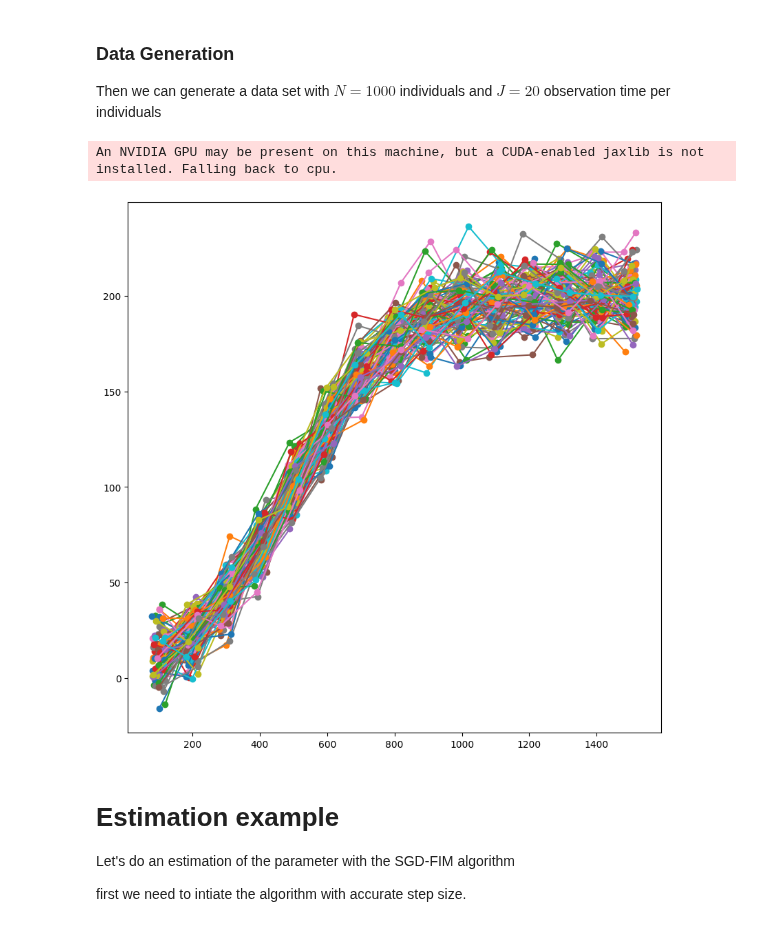
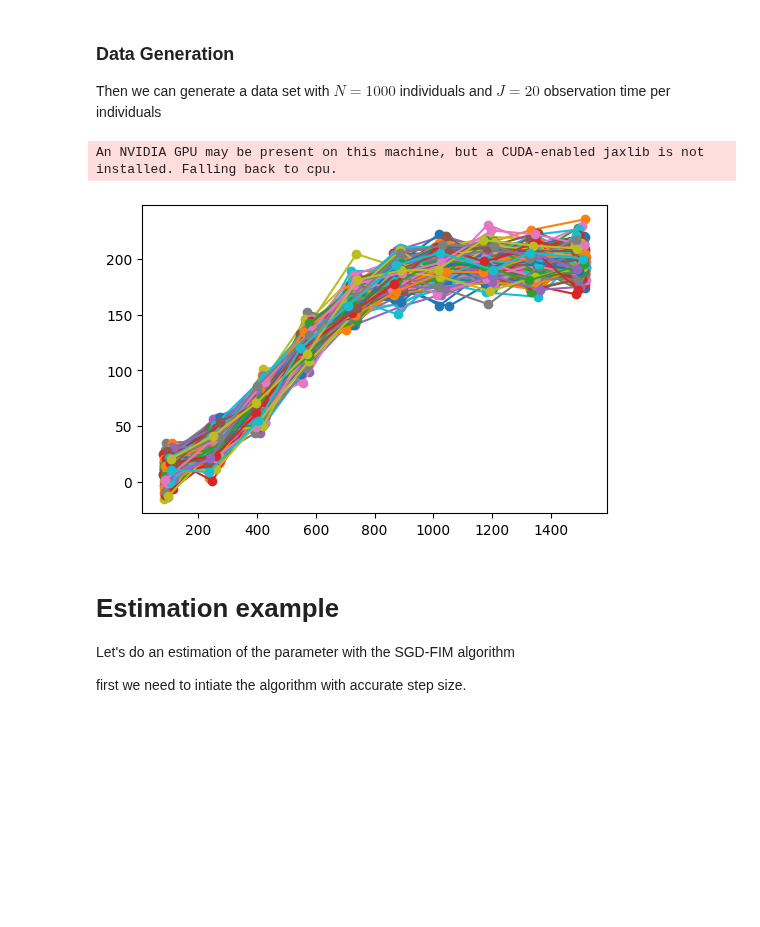
Before and after one commit to caillebotteAntoine/sdg4varselect, a Jupyter notebook: examples/calimero.ipynb, the cells around one changed output. Cells and saved outputs as stored; diff of their text form; code cells hidden in the pictures; blank space fills up the shorter version.

```diff
--- a/examples/calimero.ipynb
+++ b/examples/calimero.ipynb
@@ -98,24 +98,24 @@ class LogisticMixedEffectsModel(AMEM):
 ### Data Generation
 Then we can generate a data set with $N=1000$ individuals and $J=20$ observation time per individuals
 # %%
-myModel = LogisticMixedEffectsModel(N=100, J=15)
+myModel = LogisticMixedEffectsModel(N=200, J=10)
 
 p_star = myModel.new_params(
     mean_latent={"asymptotic": 200},  # , "inflexion": 500},
     inflexion=500,
     tau=150,
     cov_latent=jnp.diag(jnp.array([40])),  # , 100])),
     var_residual=100,
 )
 
 myobs, mysim = myModel.sample(p_star, jrd.PRNGKey(0))
 
-fig = sdgplt.figure()
+fig = sdgplt.figure(4, 6)
 ax = fig.add_subplot(1, 1, 1)
 _ = ax.plot(myobs["mem_obs_time"].T, myobs["Y"].T, "o-")
 # %% [output]
 An NVIDIA GPU may be present on this machine, but a CUDA-enabled jaxlib is not installed. Falling back to cpu.
-[figure, old version]
+[figure, new version]
 # %% [markdown]
 # Estimation example
 
```
Also changed, not shown: parts of 7 cells of this notebook, 12 other files.
